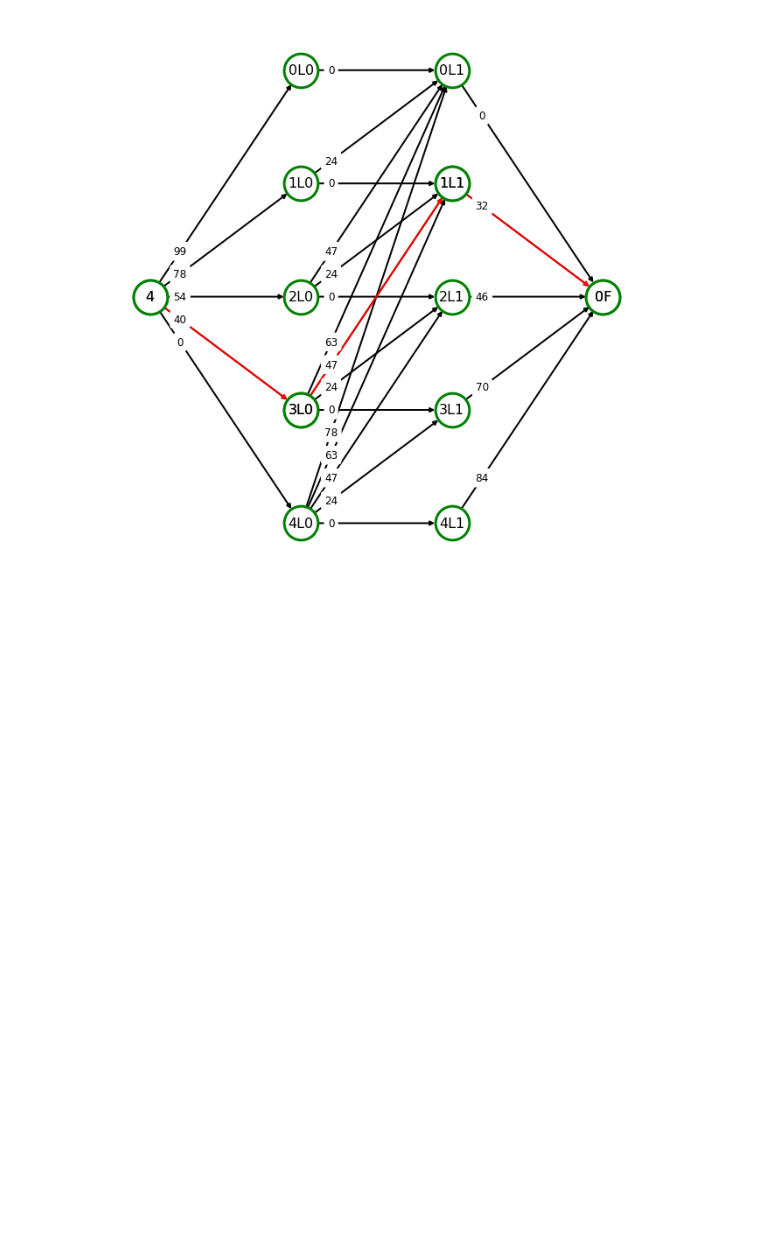
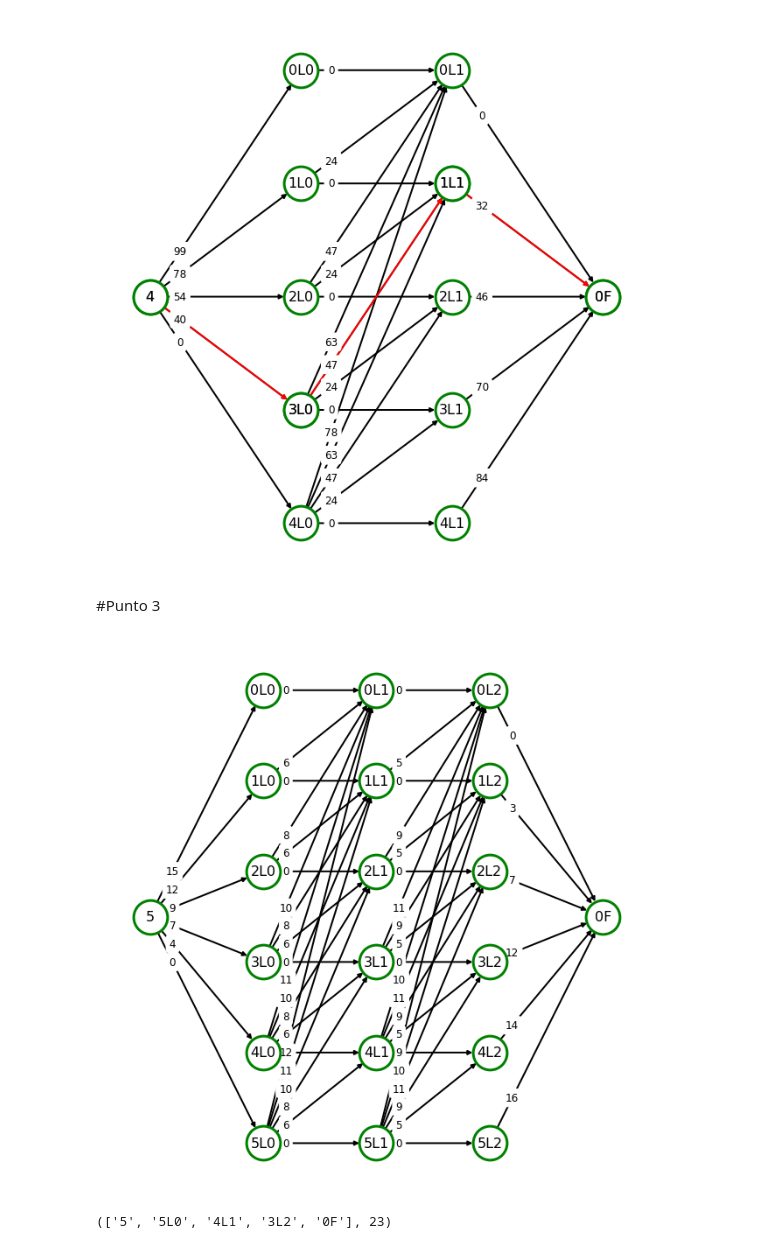
Before and after one commit to Michael-Jimenez-C/Investigaci-n-de-operaciones, a Jupyter notebook: Tarea5IO/PD_deterministica.ipynb, the cells around one changed output. Drawn from its saved outputs; the diff is of its cells as text; code cells hidden in the pictures; blank space fills up the shorter version.

```diff
--- a/Tarea5IO/PD_deterministica.ipynb
+++ b/Tarea5IO/PD_deterministica.ipynb
@@ -160,3 +160,50 @@ print(sol)
 graficarCamino(G,sol[0],options,pos)
 # %% [output]
 [figure]
+# %% [markdown]
+#Punto 3
+# %%
+tabla=[[4,6,5,3],
+       [7,8,9,7],
+       [9,10,11,12],
+       [12,11,10,14],
+       [15,12,9,16]]
+
+G=nx.DiGraph()
+def asign(tabla):
+  cmax=len(tabla)
+  destinos=len(tabla[0])
+  tabla=[[0 for i in range(destinos)]]+tabla
+  nodos=[[str(cmax)]]+[[str(i)+'L'+str(j) for i in range(cmax+1)] for j in range(destinos-1)]+[['0F']]
+  aristas=[]
+  for i in range(len(nodos)-1):
+    aristas.append([])
+    for j in range(len(nodos[i])):
+      l=(nodos[i+1] if i==0 or i==len(nodos)-2 else nodos[i+1][:j+1])
+      s=int(nodos[i][j][0])
+      aristas[-1]+=[(nodos[i][j],w[0],w[1]) for w in [(p,tabla[s-int(p[0])][i]) for p in l]]
+  return nodos,aristas
+
+nodos,aristas=asign(tabla)
+
+for i in aristas:
+  for j in i:
+    G.add_edge(j[0],j[1],weight=j[2])
+# %%
+pos=calcularpos(nodos,5)
+options = {
+    "font_size": 16,
+    "node_size": 1500,
+    "node_color": "white",
+    "edgecolors": "green",
+    "linewidths": 3,
+    "width": 2
+}
+graficar(G,nodos,options,pos)
+# %% [output]
+[figure, added]
+# %%
+sol=caminoA(aristas,'5','0F',min=False)
+print(sol)
+# %% [output]
+(['5', '5L0', '4L1', '3L2', '0F'], 23)
```
Also changed, not shown: parts of 6 cells of this notebook.
